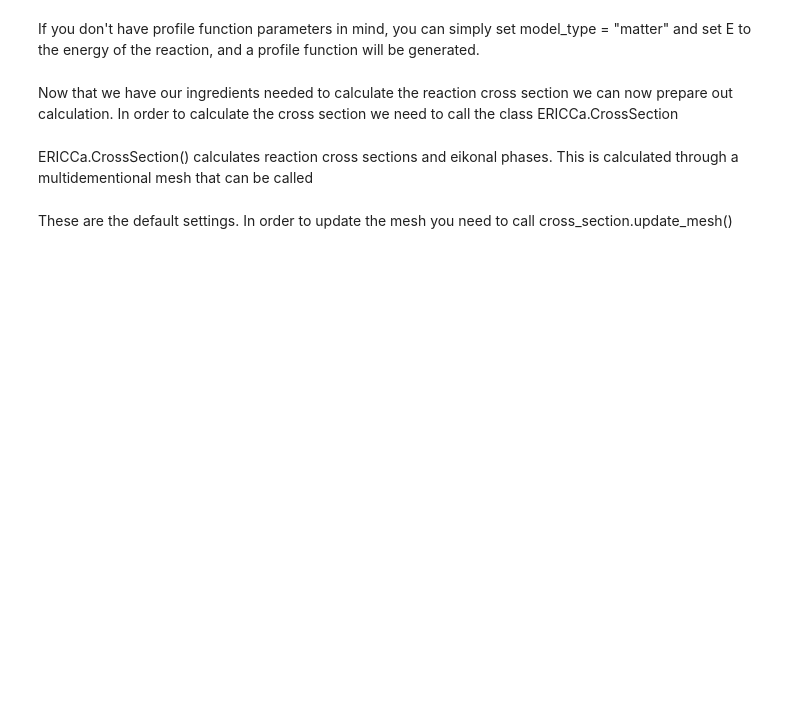
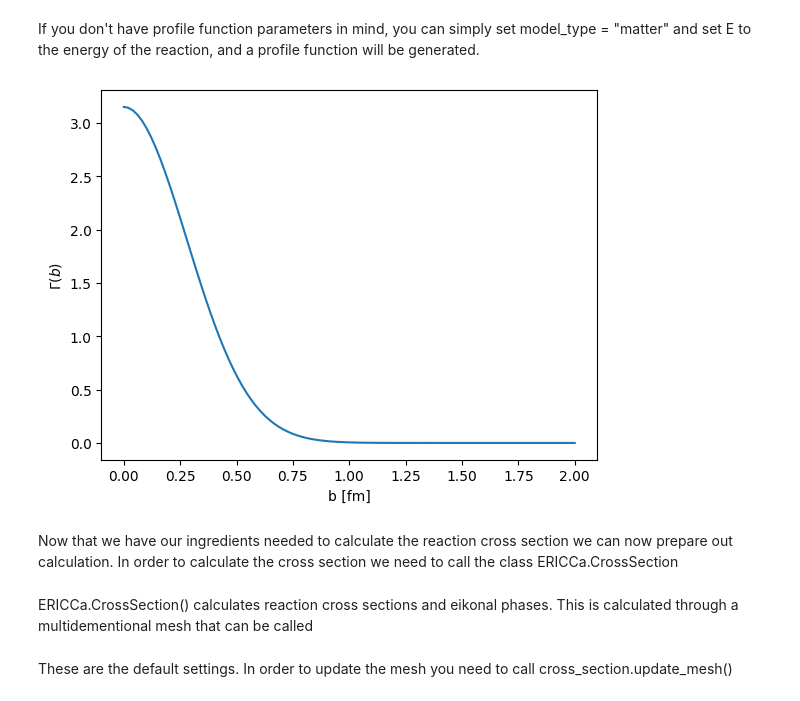
Before and after one commit to Circuitoah/ERICCa, a Jupyter notebook: tutorials/ERICCa_Tutorial.ipynb, the cells around one changed output. Drawn from its saved outputs; the diff is of its cells as text; code cells hidden in the pictures; blank space fills up the shorter version.

Commit message:
Tested tutorials with pip-installed version
Tested the tutorials' compatibility with the pip-installed version of ERICCa. Also corrected some minor typos in the text.

```diff
--- a/tutorials/ERICCa_Tutorial.ipynb
+++ b/tutorials/ERICCa_Tutorial.ipynb
@@ -122,14 +133,16 @@ plt.show()
 If you don't have profile function parameters in mind, you can simply set model_type = "matter" and set E to the energy of the reaction, and a profile function will be generated.
 # %%
 #An example of a programed example of a profile function
-profile_funct= ERICCa.ProfileFunction(model_type = "matter", E = 300)
+profile_funct_preset= ERICCa.ProfileFunction(model_type = "matter", E = 300)
 
 #You can call your profile function with profile_funct.Gamma(b) where b is the impact parameter mesh
-b_mesh = np.linspace(0, 20, 100)
-plt.plot(b_mesh, profile_funct.Gamma(b_mesh))
+b_mesh = np.linspace(0, 2, 100)
+plt.plot(b_mesh, profile_funct_preset.Gamma(b_mesh))
 plt.xlabel("b [fm]")
-plt.ylabel(r"$\gamma(b)$")
+plt.ylabel(r"$\Gamma(b)$")
 plt.show()
+# %% [output]
+[figure, added]
 # %% [markdown]
 Now that we have our ingredients needed to calculate the reaction cross section we can now prepare out calculation. In order to calculate the cross section we need to call the class ERICCa.CrossSection
 # %%
```
Also changed, not shown: parts of 15 cells of this notebook, 1 other file.
